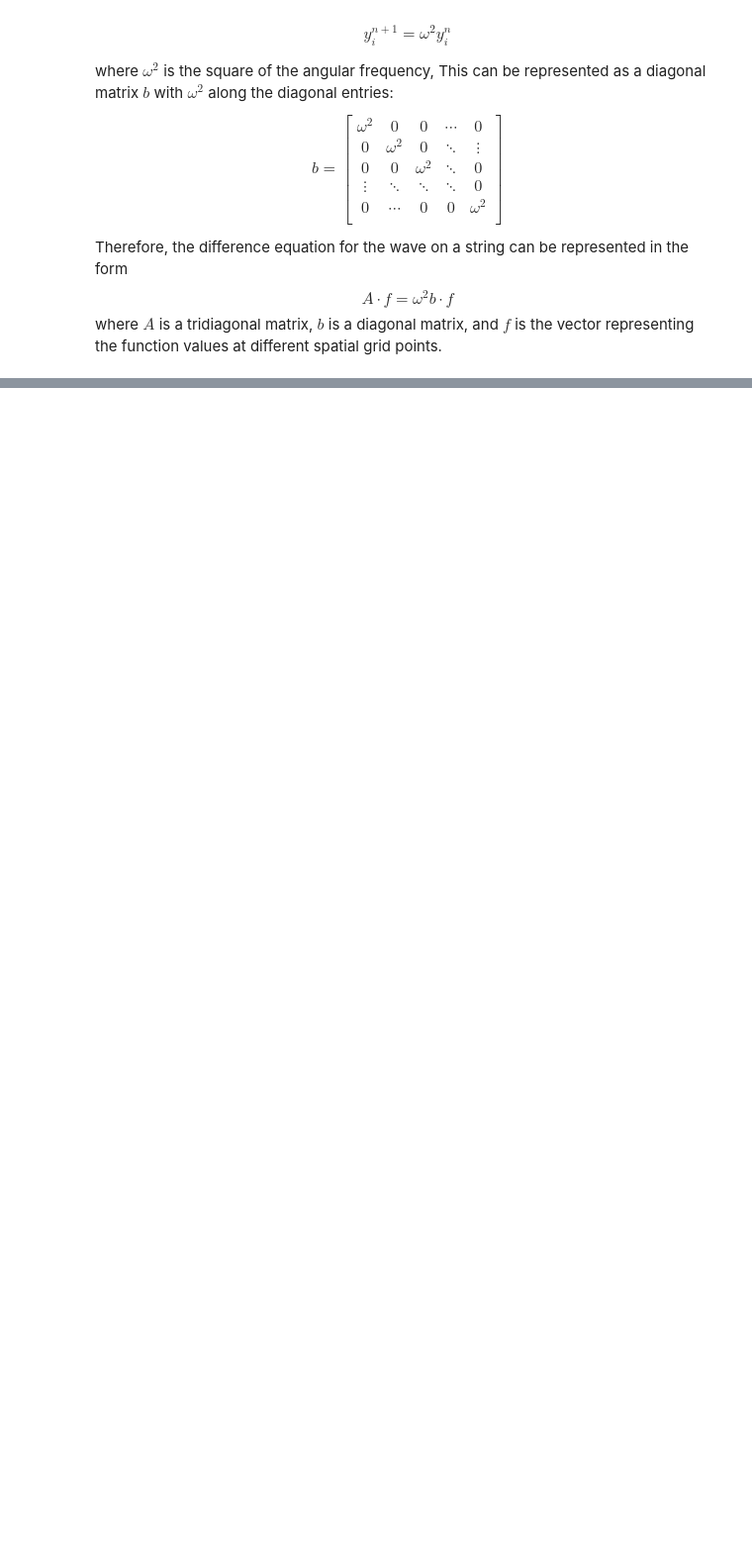
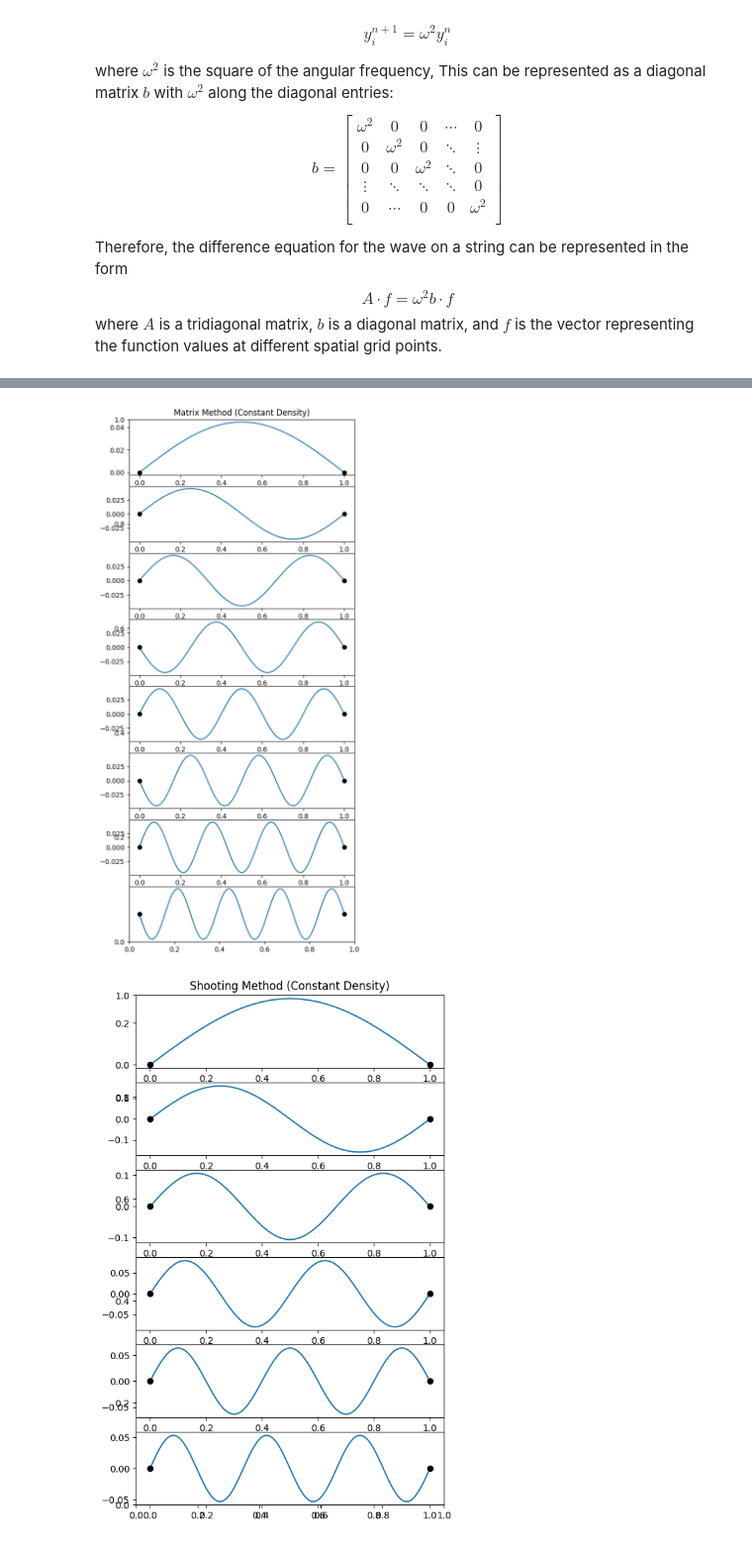
Before and after one commit to LFW25/PHYS512-Computational_Physics, a Jupyter notebook: Assignments/A6.ipynb, the cells around one changed output, grey strips where cells are left out. Shown at 99% size. Cells and saved outputs as stored; diff of their text form; code cells hidden in the pictures; blank space fills up the shorter version.

```diff
--- a/Assignments/A6.ipynb
+++ b/Assignments/A6.ipynb
@@ -355,0 +472,53 @@ where $A$ is a tridiagonal matrix, $b$ is a diagonal matrix, and $f$ is the vect
+# %%
+import numpy as np
+from scipy.linalg import eigh
+import matplotlib.pyplot as plt
+
+plot_modes = 8
+
+string_length = 1.0
+N = 1000 # Number of grid points in spatial domain
+dx = string_length / (N-1) # Spatial step size
+dt = 0.001 # Time step size
+c = 1.0 # Wave speed
+
+alpha = (c**2) * (dt**2) / (dx**2) # Constant in the finite difference scheme
+
+x = np.linspace(0, 1, N)
+
+
+#####################
+# Constant Density
+#####################
+
+A_constant_density = np.diag(2*np.ones(N)) - np.diag(alpha*np.ones(N-1), k=1) - np.diag(alpha*np.ones(N-1), k=-1)
+
+eigenvalues_const, eigenvectors_const = eigh(A_constant_density)
+
+### Plot Results ###
+fig1 = plt.figure(figsize = (6,14))
+plt.title("Matrix Method (Constant Density)")
+
+for i in range(plot_modes):
+    plt.subplot(plot_modes, 1, 1+i)
+    ax1 = plt.gca()
+    plt.plot(x, eigenvectors_const[:, i], label=f"Mode {i+1}")
+    plt.plot((0,1),(0,0), 'ko')
+    ax_c = plt.gca()
+
+ax_c.xaxis.set_tick_params(labelbottom=False)
+ax_c.yaxis.set_tick_params(labelleft=False)
+ax_c.set_xticks([])
+ax_c.set_yticks([])
+
+ax1.xaxis.set_tick_params(labelbottom=False)
+ax1.yaxis.set_tick_params(labelleft=False)
+ax1.set_xticks([])
+ax1.set_yticks([])
+
+plt.show()
+
+shoot_const()
+# %% [output]
+[figure, added]
+[figure, added]
```
Also changed, not shown: parts of 6 cells of this notebook.
